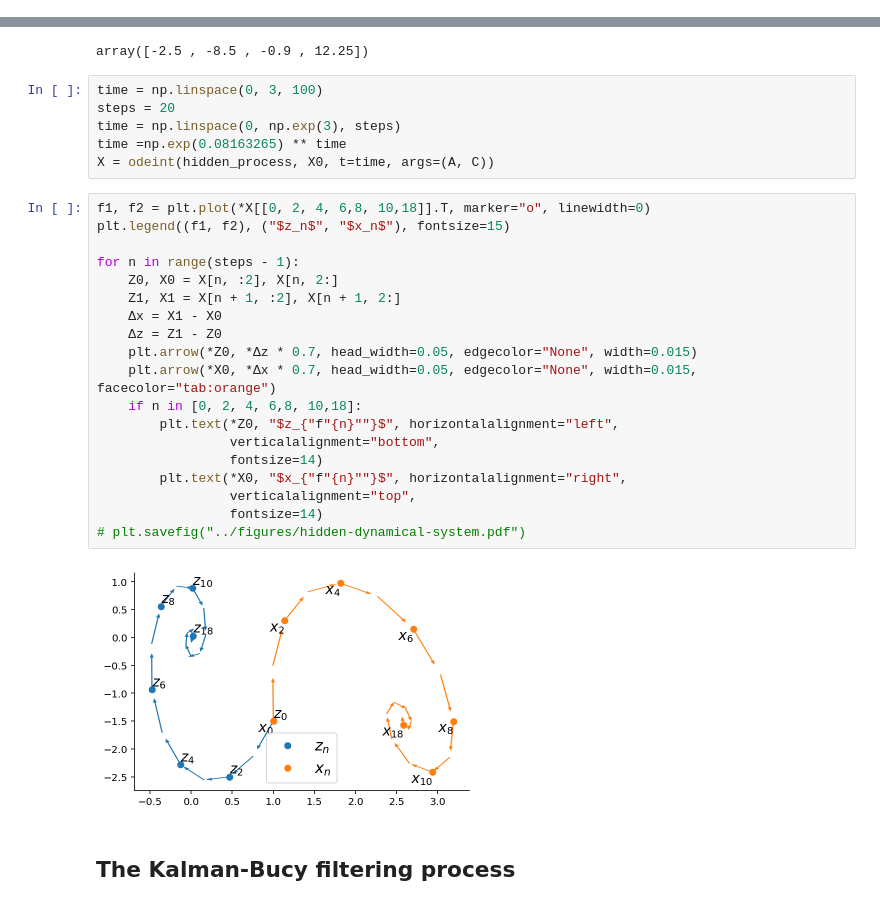
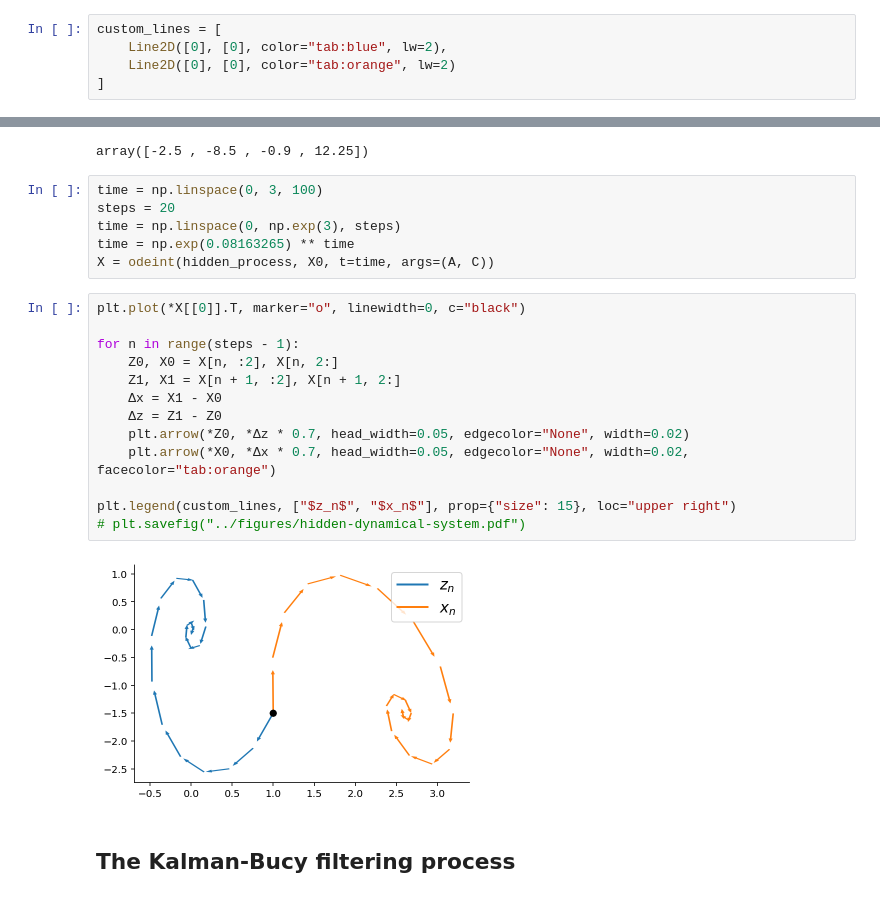
Before and after one commit to gerdm/msc-dissertation, a Jupyter notebook: notebooks/dynamical-systems.ipynb, the cells around one changed output, grey strips where cells are left out. Saved outputs shown, nothing was run; the diff lists cells and outputs as text.

```diff
--- a/notebooks/dynamical-systems.ipynb
+++ b/notebooks/dynamical-systems.ipynb
@@ -9,3 +10,8 @@ from scipy.stats import multivariate_normal
 # %%
 plt.rcParams["axes.spines.right"] = False
 plt.rcParams["axes.spines.top"] = False
+# %%
+custom_lines = [
+    Line2D([0], [0], color="tab:blue", lw=2),
+    Line2D([0], [0], color="tab:orange", lw=2)
+]
@@ -66,28 +74,22 @@ array([-2.5 , -8.5 , -0.9 , 12.25])
 time = np.linspace(0, 3, 100)
 steps = 20
 time = np.linspace(0, np.exp(3), steps)
-time =np.exp(0.08163265) ** time
+time = np.exp(0.08163265) ** time
 X = odeint(hidden_process, X0, t=time, args=(A, C))
 # %%
-f1, f2 = plt.plot(*X[[0, 2, 4, 6,8, 10,18]].T, marker="o", linewidth=0)
-plt.legend((f1, f2), ("$z_n$", "$x_n$"), fontsize=15)
+plt.plot(*X[[0]].T, marker="o", linewidth=0, c="black")
 
 for n in range(steps - 1):
     Z0, X0 = X[n, :2], X[n, 2:]
     Z1, X1 = X[n + 1, :2], X[n + 1, 2:]
     Δx = X1 - X0
     Δz = Z1 - Z0
-    plt.arrow(*Z0, *Δz * 0.7, head_width=0.05, edgecolor="None", width=0.015)
-    plt.arrow(*X0, *Δx * 0.7, head_width=0.05, edgecolor="None", width=0.015, facecolor="tab:orange")
-    if n in [0, 2, 4, 6,8, 10,18]:
-        plt.text(*Z0, "$z_{"f"{n}""}$", horizontalalignment="left",
-                 verticalalignment="bottom",
-                 fontsize=14)
-        plt.text(*X0, "$x_{"f"{n}""}$", horizontalalignment="right",
-                 verticalalignment="top",
-                 fontsize=14)
+    plt.arrow(*Z0, *Δz * 0.7, head_width=0.05, edgecolor="None", width=0.02)
+    plt.arrow(*X0, *Δx * 0.7, head_width=0.05, edgecolor="None", width=0.02, facecolor="tab:orange")
+
+plt.legend(custom_lines, ["$z_n$", "$x_n$"], prop={"size": 15}, loc="upper right")
 # plt.savefig("../figures/hidden-dynamical-system.pdf")
 # %% [output]
-[figure, old version]
+[figure, new version]
 # %% [markdown]
 ## The Kalman-Bucy filtering process
```
Also changed, not shown: parts of 11 cells of this notebook.
